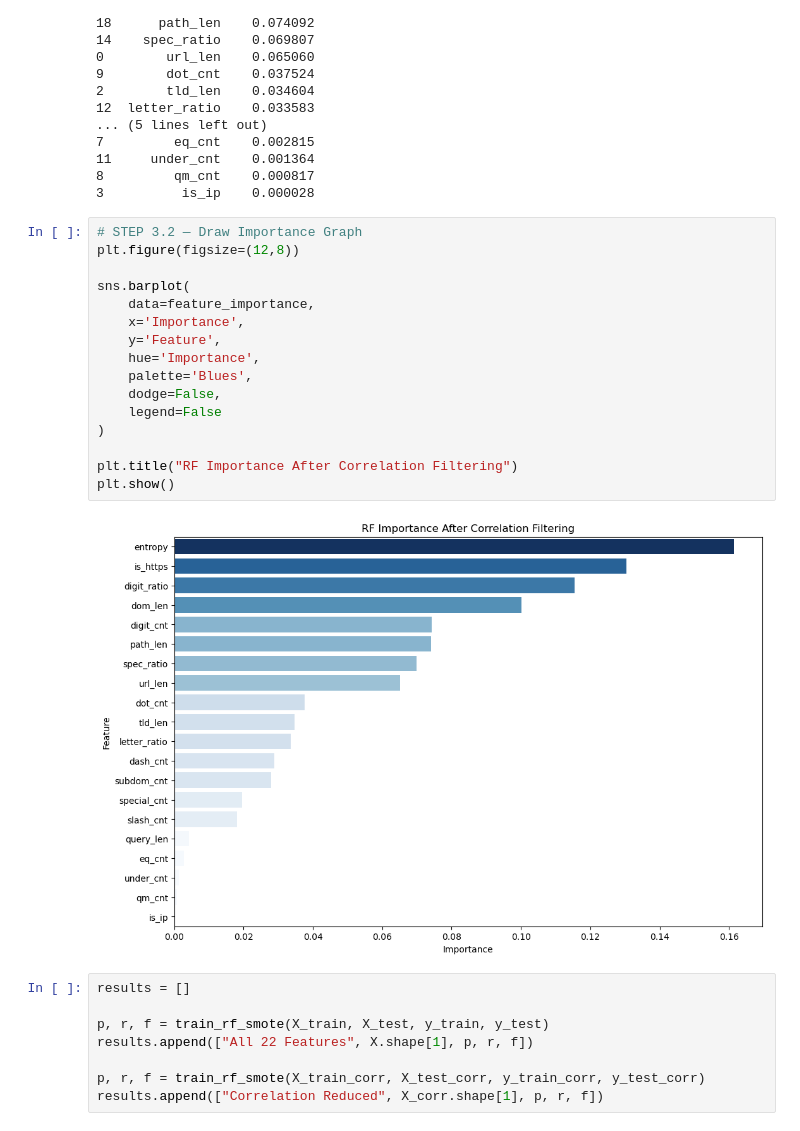
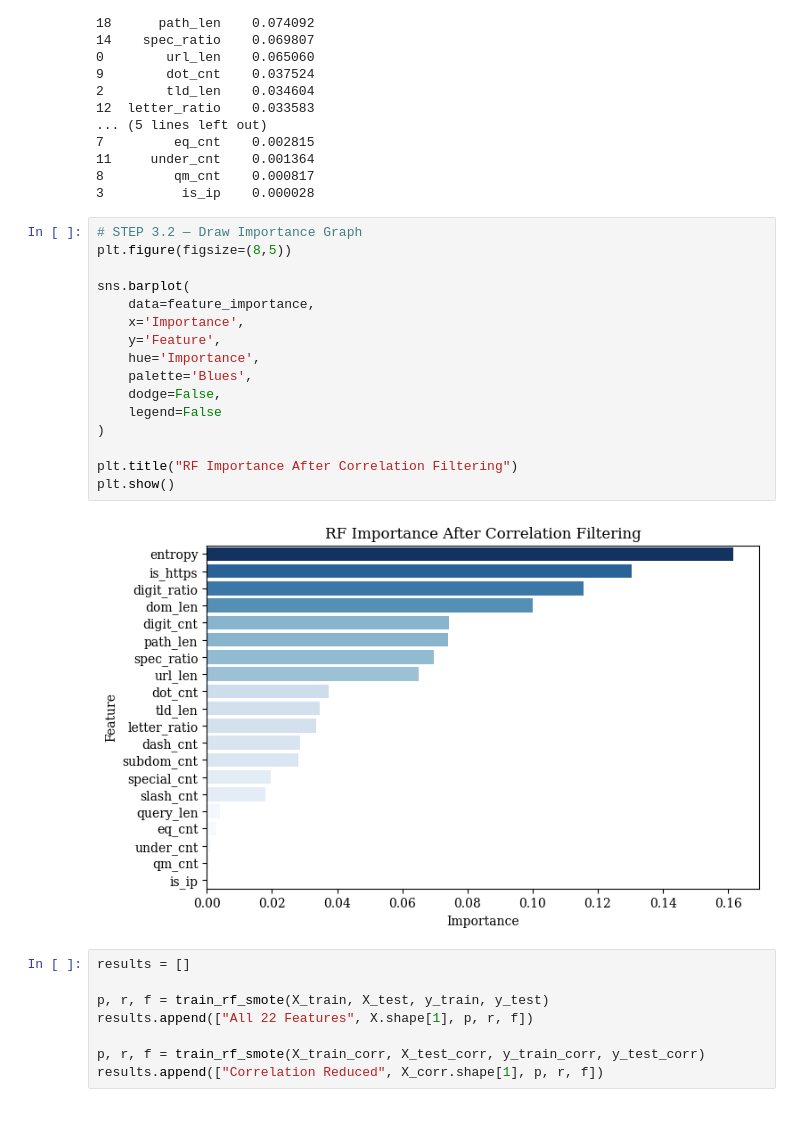
Before and after one commit to QMathsdude/phishing-url-detector, a Jupyter notebook: notebooks/02_ML.ipynb, the cells around one changed output. Cells and saved outputs as stored; diff of their text form.

Commit message:
feat: Add final ML graph and resize some other

```diff
--- a/notebooks/02_ML.ipynb
+++ b/notebooks/02_ML.ipynb
@@ -660,22 +658,22 @@ print(feature_importance)
 3          is_ip    0.000028
 # %%
 # STEP 3.2 — Draw Importance Graph
-plt.figure(figsize=(12,8))
+plt.figure(figsize=(8,5))
 
 sns.barplot(
     data=feature_importance,
     x='Importance',
     y='Feature',
     hue='Importance',
     palette='Blues',
     dodge=False,
     legend=False
 )
 
 plt.title("RF Importance After Correlation Filtering")
 plt.show()
 # %% [output]
-[figure, old version]
+[figure, new version]
 # %%
 results = []
 
```
Also changed, not shown: parts of 2 cells of this notebook.
